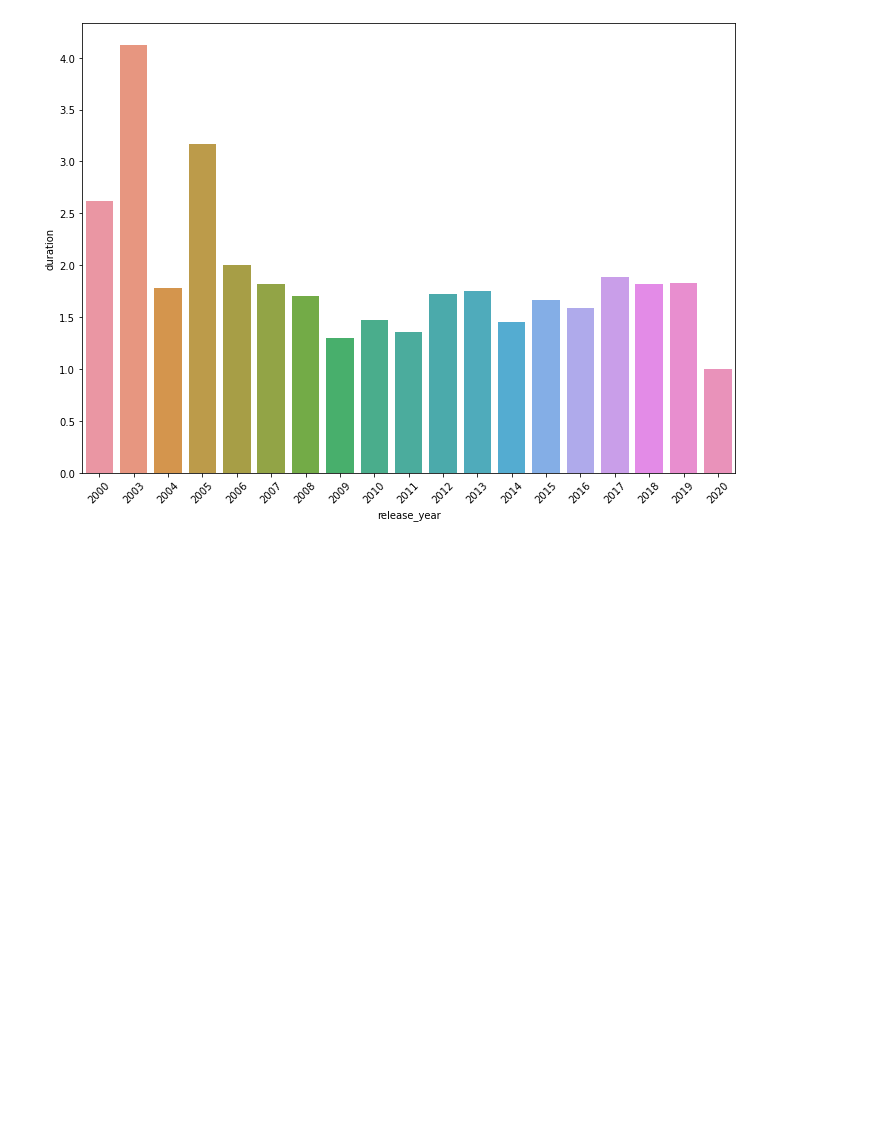
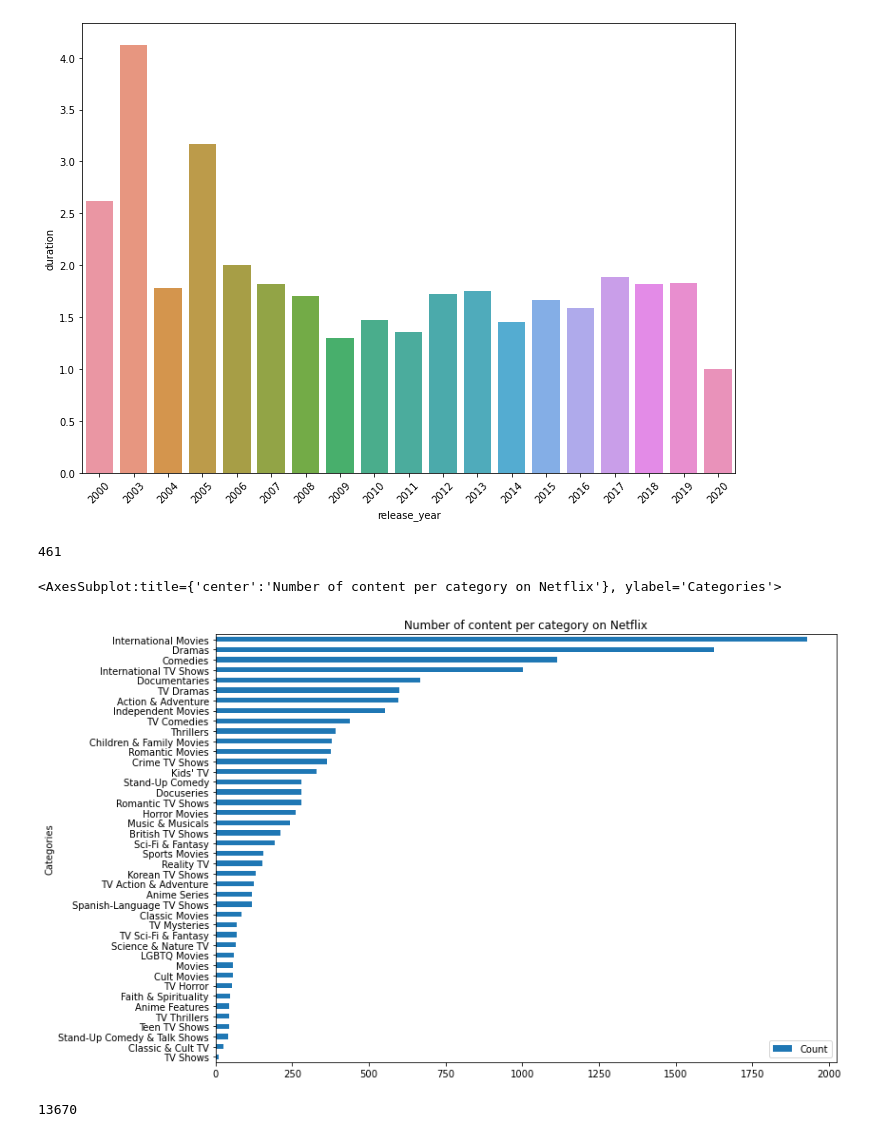
Before and after one commit to formont2u/NetflixAnalysis, a Jupyter notebook: AnalysisNetflix.ipynb, the cells around one changed output. Drawn from its saved outputs; the diff is of its cells as text; code cells hidden in the pictures; blank space fills up the shorter version.

Commit message:
Add files via upload
Added more chart and analysis

```diff
--- a/AnalysisNetflix.ipynb
+++ b/AnalysisNetflix.ipynb
@@ -332,3 +352,23 @@ plot.set_xticklabels(plot.get_xticklabels(), rotation=45)
 [figure]
 # %%
 #we can see that there are no real trend over the years
+len(dfNetflix.listed_in.unique())
+# %% [output]
+461
+# %%
+#one hot encode the listed in value, and using ',' as a separator within each column
+df_Dummies = dfNetflix['listed_in'].str.get_dummies(', ')
+#count the number of films including each topic
+df_sorted_type=df_Dummies.sum()
+#Creating the frame
+df_sorted_type=df_sorted_type.to_frame(name='Count').sort_values(by='Count')
+#plotting the
+fig, ax = plt.subplots(figsize=Bigger_plot)
+df_sorted_type.plot(ax=ax,kind='barh', xlabel='Categories', title='Number of content per category on Netflix')
+# %% [output]
+<AxesSubplot:title={'center':'Number of content per category on Netflix'}, ylabel='Categories'>
+[figure, added]
+# %%
+df_sorted_type.Count.sum()
+# %% [output]
+13670
```
Also changed, not shown: parts of 7 cells of this notebook.
